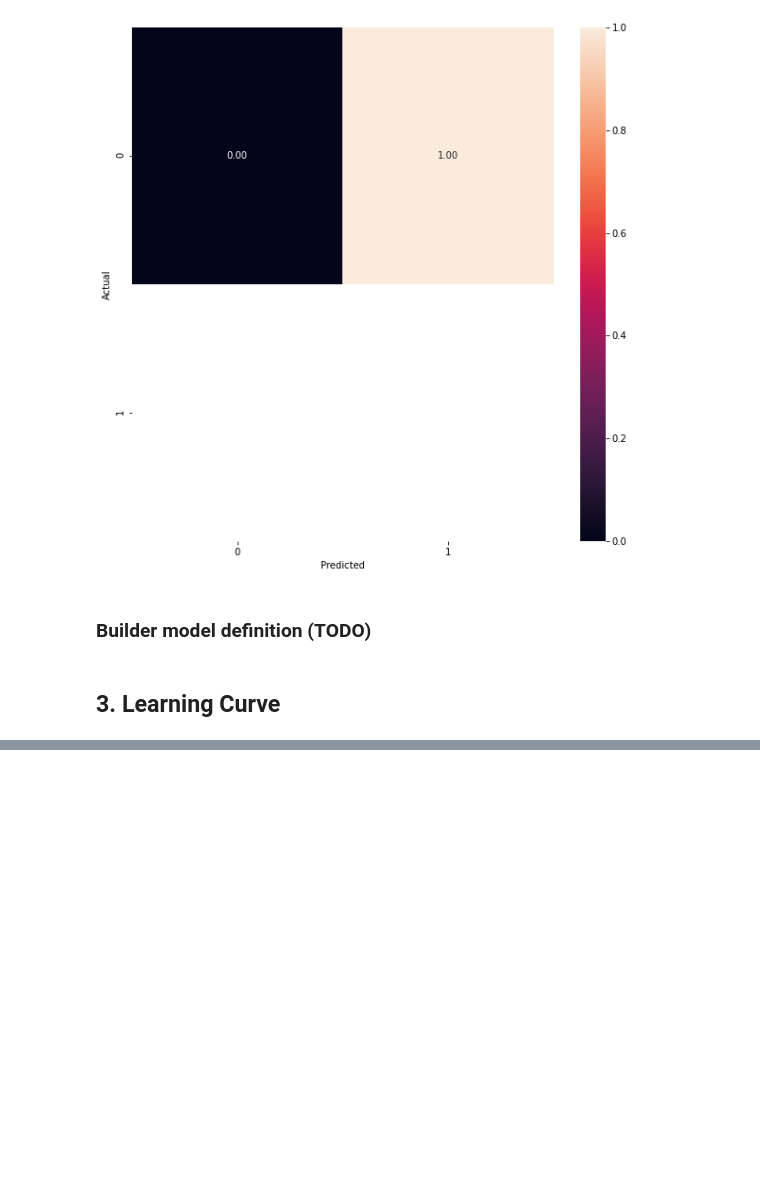
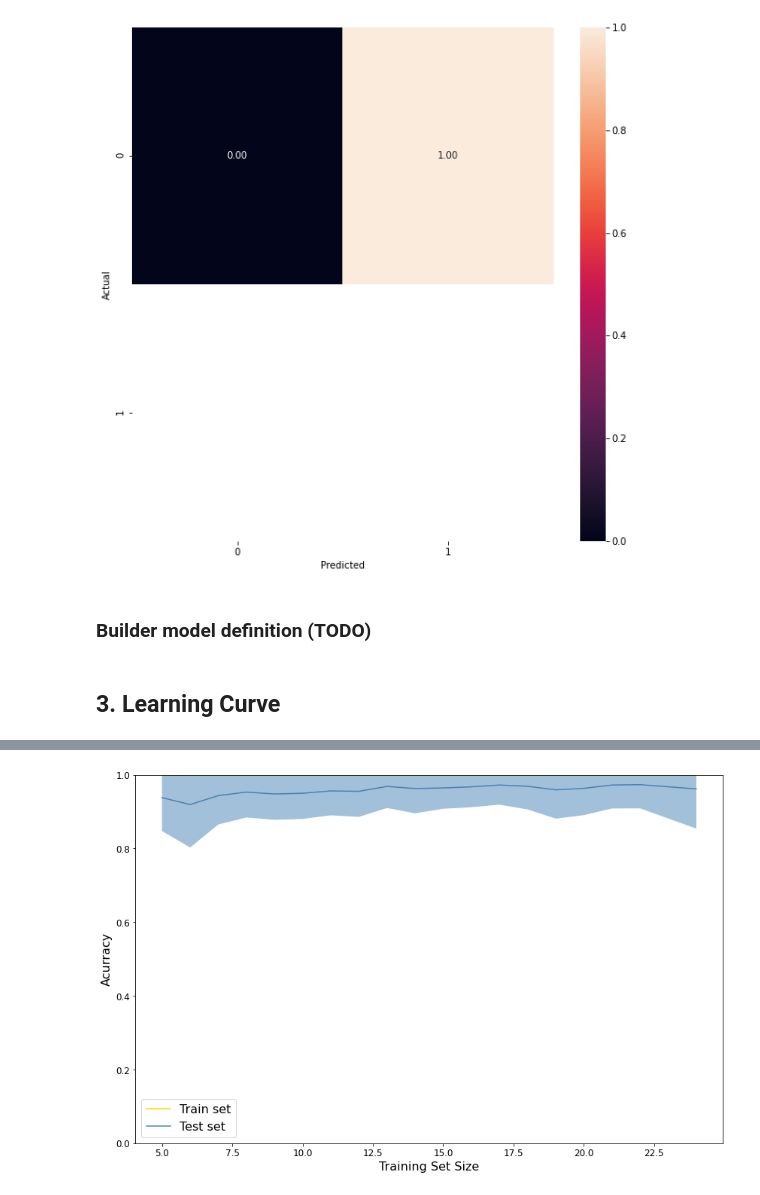
Before and after one commit to sidneyaguirre/python-bioauthentication, a Jupyter notebook: PIN-pipeline/pin4_bio_authemtication.ipynb, the cells around one changed output, grey strips where cells are left out. Cells and saved outputs as stored; diff of their text form; code cells hidden in the pictures; blank space fills up the shorter version.

```diff
--- a/PIN-pipeline/pin4_bio_authemtication.ipynb
+++ b/PIN-pipeline/pin4_bio_authemtication.ipynb
@@ -528,0 +622,4 @@ df_split_params
+# %%
+df_split_all_users_IF = learning_curve_all_users(model=IsolationForest__best_estimator,best_parameters=IsolationForest_best_params, users=listUserPin4,impostors=listUserPin4Impostors)
+# %% [output]
+[figure, added]
```
Also changed, not shown: parts of 19 cells of this notebook, 5 other files.
